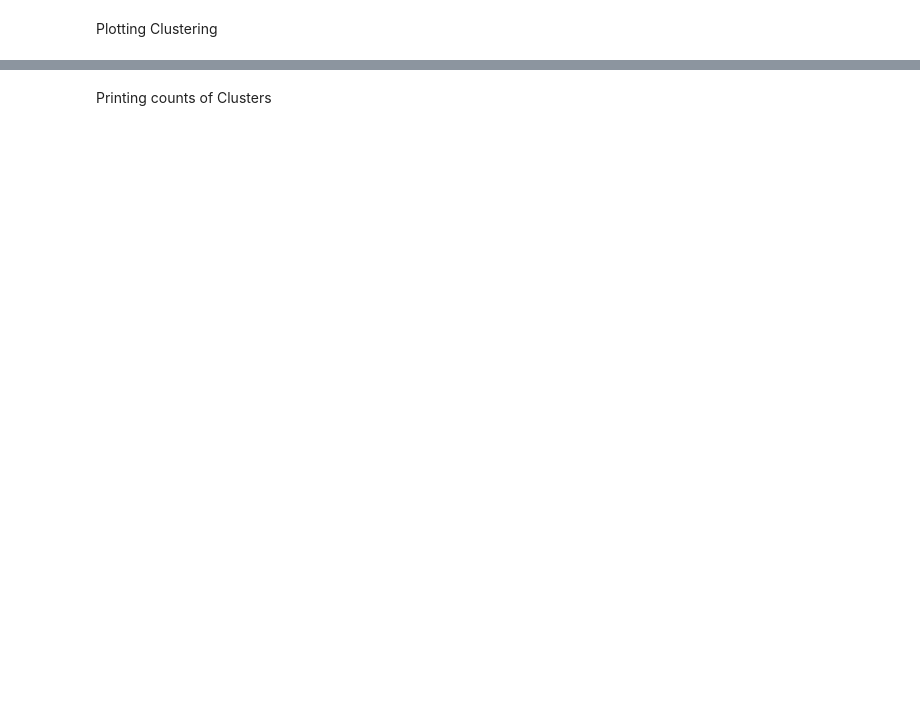
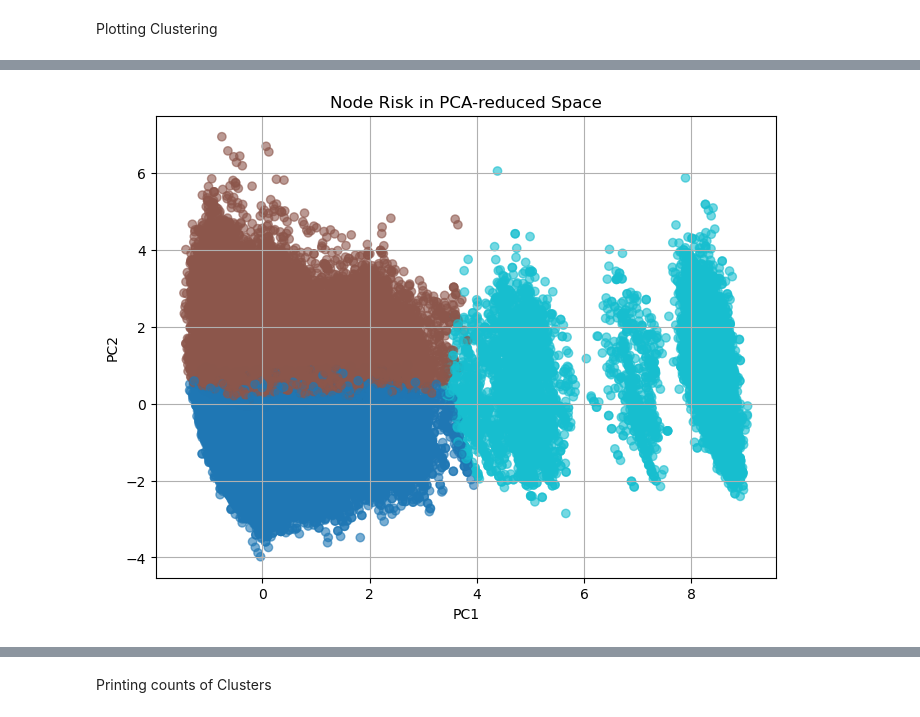
Before and after one commit to TheFreeMan21/machine-n-learnings-inc, a Jupyter notebook: dimensionality_reduction/pca_dimension_reduction_clustering.ipynb, the cells around one changed output, grey strips where cells are left out. Saved outputs shown, nothing was run; the diff lists cells and outputs as text; code cells hidden in the pictures; blank space fills up the shorter version.

```diff
--- a/dimensionality_reduction/pca_dimension_reduction_clustering.ipynb
+++ b/dimensionality_reduction/pca_dimension_reduction_clustering.ipynb
@@ -122,3 +95,13 @@ plt.show()
+# %%
+plt.figure(figsize=(8, 6))
+plt.scatter(X_pca[:, 0], X_pca[:, 1], c=clusters, cmap="tab10", alpha=0.6)
+plt.xlabel("PC1")
+plt.ylabel("PC2")
+plt.title("Node Risk in PCA-reduced Space")
+plt.grid(True)
+plt.show()
+# %% [output]
+[figure, added]
 # %%
 # 3D scatterplot using first three principal components
 fig = plt.figure(figsize=(10, 8))
```
Also changed, not shown: parts of 10 cells of this notebook, 2 other files.
